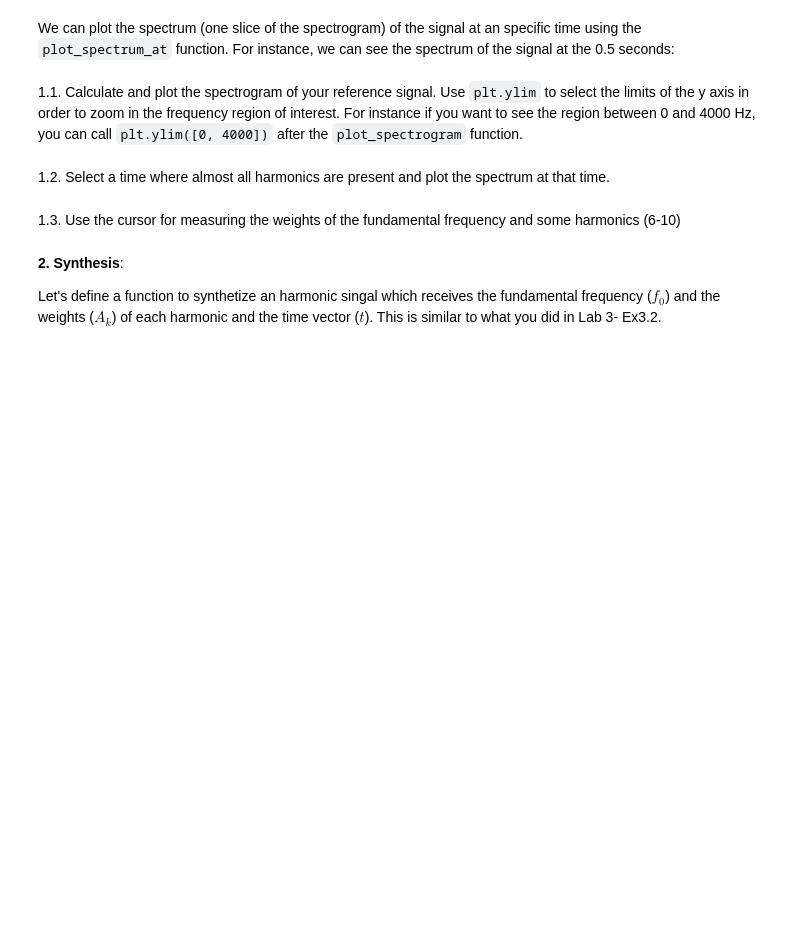
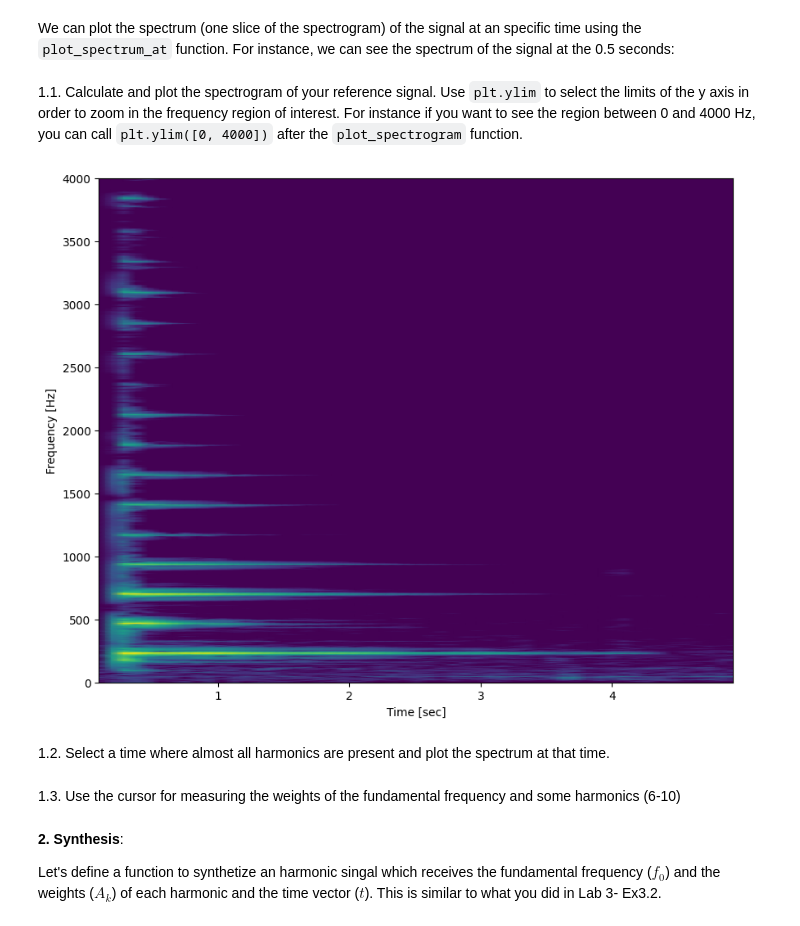
Before and after one commit to IvanLuque0/sis1_group7, a Jupyter notebook: labs/Lab3.ipynb, the cells around one changed output. Cells and saved outputs as stored; diff of their text form; code cells hidden in the pictures; blank space fills up the shorter version.

```diff
--- a/labs/Lab3.ipynb
+++ b/labs/Lab3.ipynb
@@ -66,2 +66,18 @@ plot_spectrum_at(ff, tt, S, 0.5)
+# %%
+#define signal
+OurRef, fs = load_audio("audio/Guitar_A440.wav")
+fs = 44100
+
+# Calculate the spectrogram
+window_length = 8192
+ff, tt, Sxx = signal.spectrogram(OurRef, fs, nperseg=window_length, noverlap=window_length//2)
+
+# Plot the spectrogram
+plt.figure(figsize=(10,8))
+plot_spectrogram(ff, tt, S)
+plt.ylim([0, 4000])
+plt.show()
+# %% [output]
+[figure, added]
 # %% [markdown]
 1.2. Select a time where almost all harmonics are present and plot the spectrum at that time.
```
Also changed, not shown: parts of 8 cells of this notebook.
